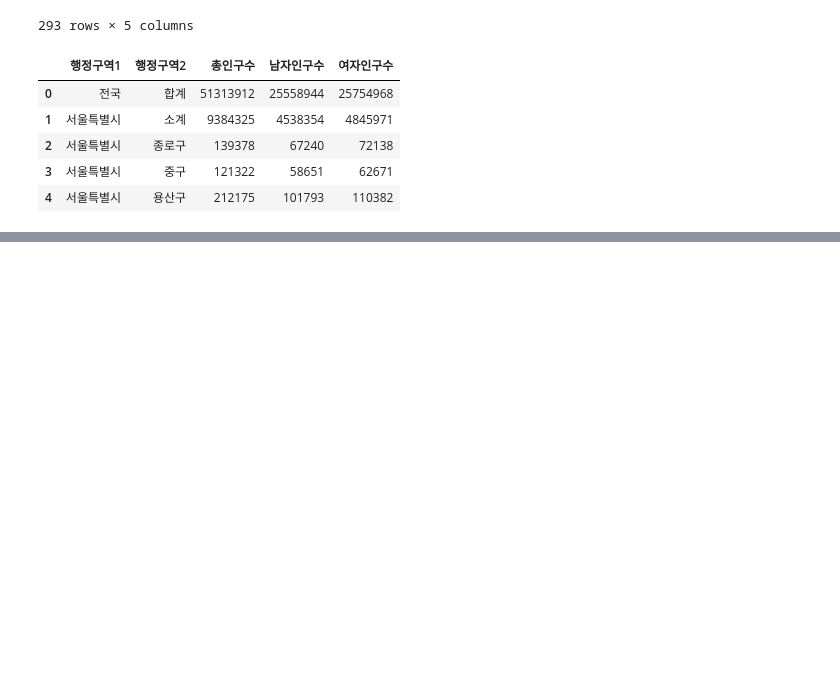
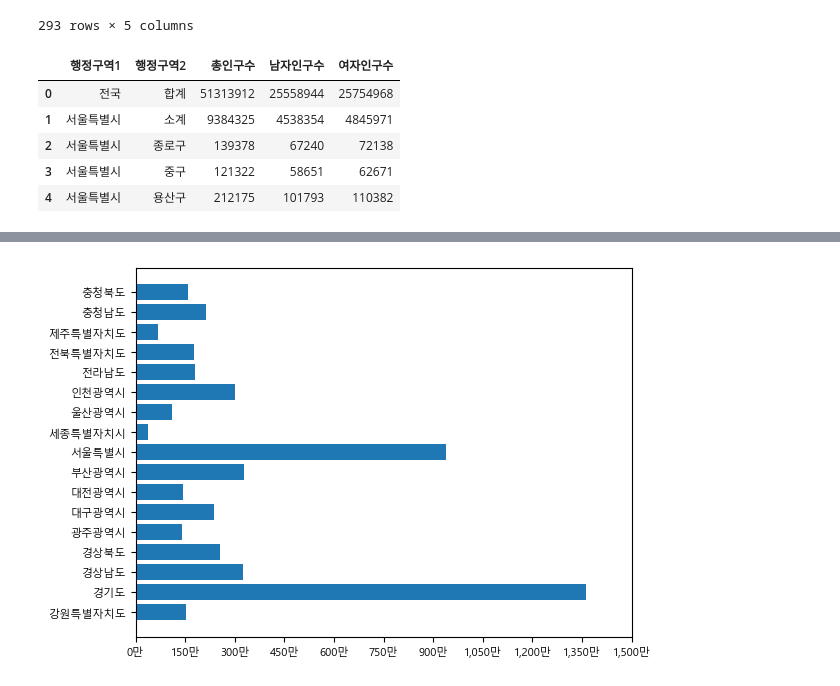
Before and after one commit to helen-cho/python, a Jupyter notebook: 04.데이터시각화/프로젝트/06.행정구역/01.행정구역별인구수.ipynb, the cells around one changed output, grey strips where cells are left out. Drawn from its saved outputs; the diff is of its cells as text; code cells hidden in the pictures; blank space fills up the shorter version.

```diff
--- a/04.데이터시각화/프로젝트/06.행정구역/01.행정구역별인구수.ipynb
+++ b/04.데이터시각화/프로젝트/06.행정구역/01.행정구역별인구수.ipynb
@@ -57,6 +57,7 @@ for i in range(2, len(df2)):
 
 df2.loc[0, '행정구역1'] = '전국'
 df2.loc[0, '행정구역2'] = '합계'
+df2['행정구역2'] = df2['행정구역2'].str.strip()
 df2
 # %% [output]
 |  | 행정구역1 | 행정구역2 | 총인구수 | 남자인구수 | 여자인구수 |
@@ -86,0 +114,5 @@ df3.head()
+# %%
+filt = df2['행정구역2'] == '소계'
+df3 = df2[filt]
+df3 = df3.sort_values('행정구역1')
+df3
@@ -86,0 +138,12 @@ df3.head()
+# %%
+import matplotlib.pyplot as plt
+plt.rc('font', family = 'Malgun Gothic')
+plt.rc('axes', unicode_minus = False)
+# %%
+plt.rc('font', size = '8')
+plt.barh(df3['행정구역1'], df3['총인구수']/10000)
+xticks = [i for i in range(0, 1501, 150)]
+plt.xticks(xticks, [f'{x:,}만' for x in xticks])
+plt.show()
+# %% [output]
+[figure, added]
```
Also changed, not shown: parts of 5 cells of this notebook, 3 other files.
